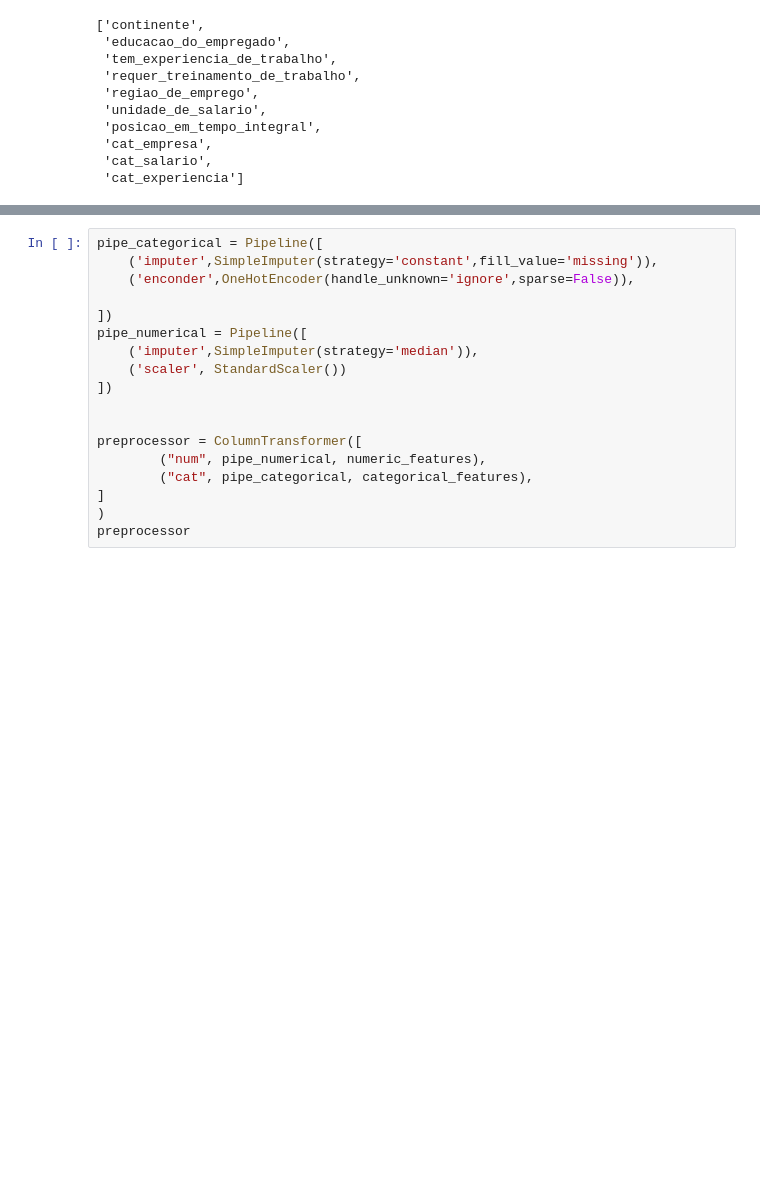
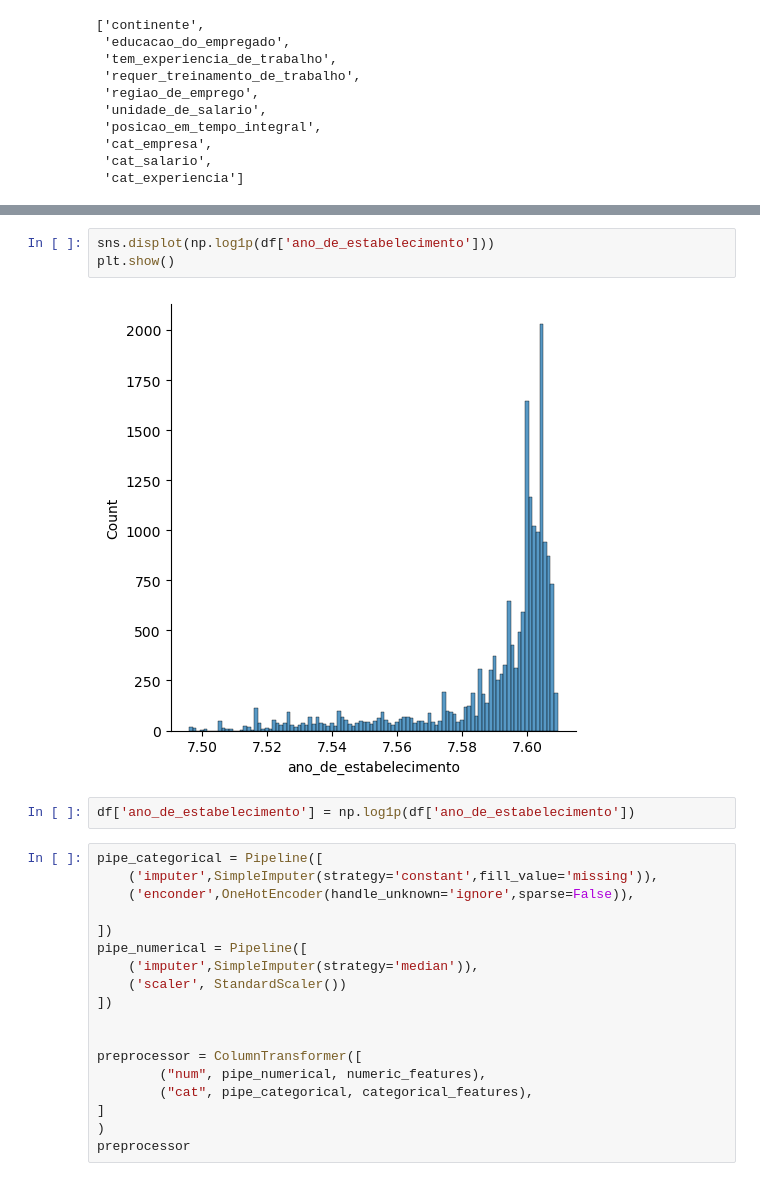
Before and after one commit to Reyso/olympiad_studens, a Jupyter notebook: sub6.ipynb, the cells around one changed output, grey strips where cells are left out. Drawn from its saved outputs; the diff is of its cells as text; blank space fills up the shorter version.

```diff
--- a/sub6.ipynb
+++ b/sub6.ipynb
@@ -164,3 +169,10 @@ categorical_features
+# %%
+sns.displot(np.log1p(df['ano_de_estabelecimento']))
+plt.show()
+# %% [output]
+[figure, added]
+# %%
+df['ano_de_estabelecimento'] = np.log1p(df['ano_de_estabelecimento'])
 # %%
 pipe_categorical = Pipeline([
     ('imputer',SimpleImputer(strategy='constant',fill_value='missing')),
```
Also changed, not shown: parts of 15 cells of this notebook.
